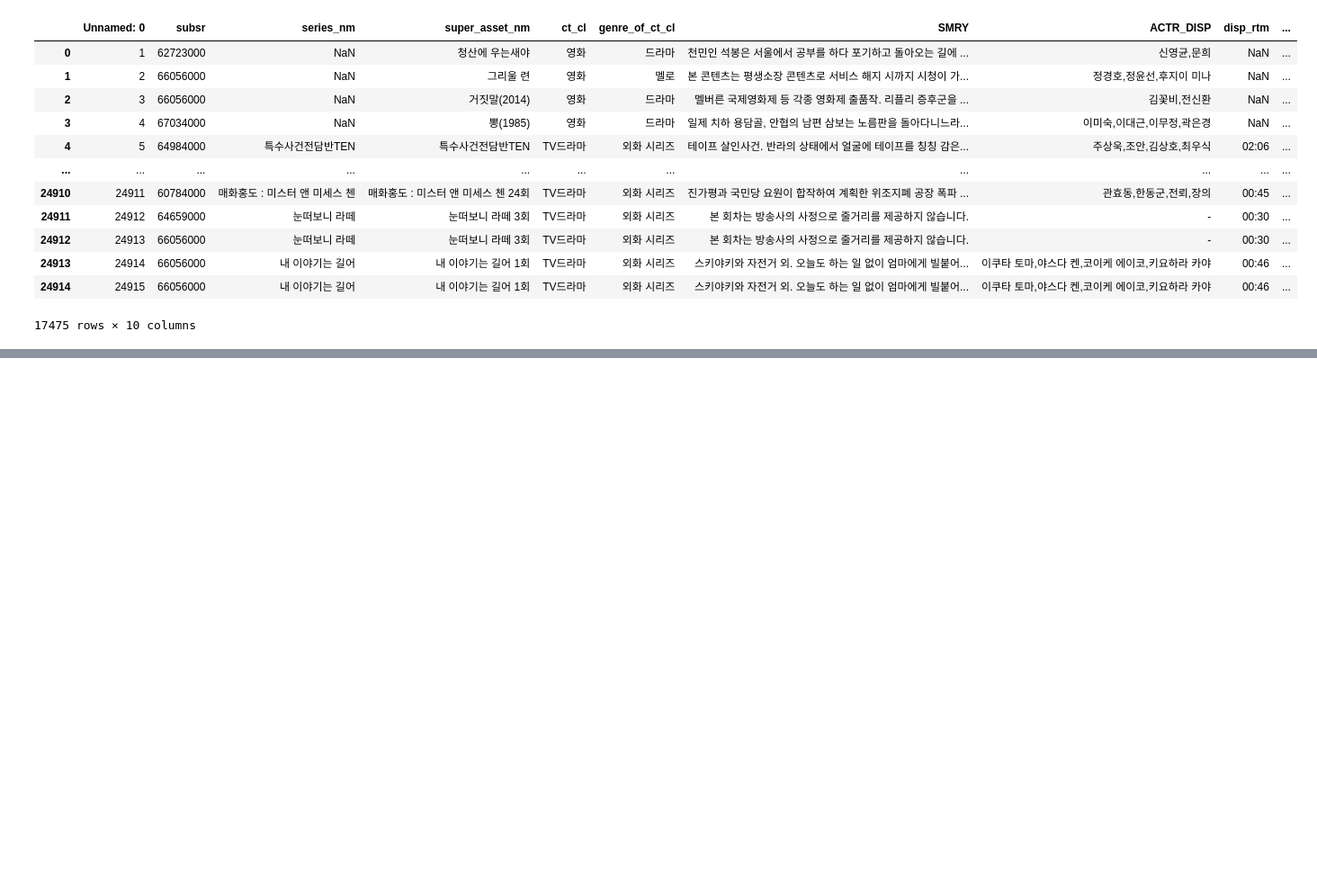
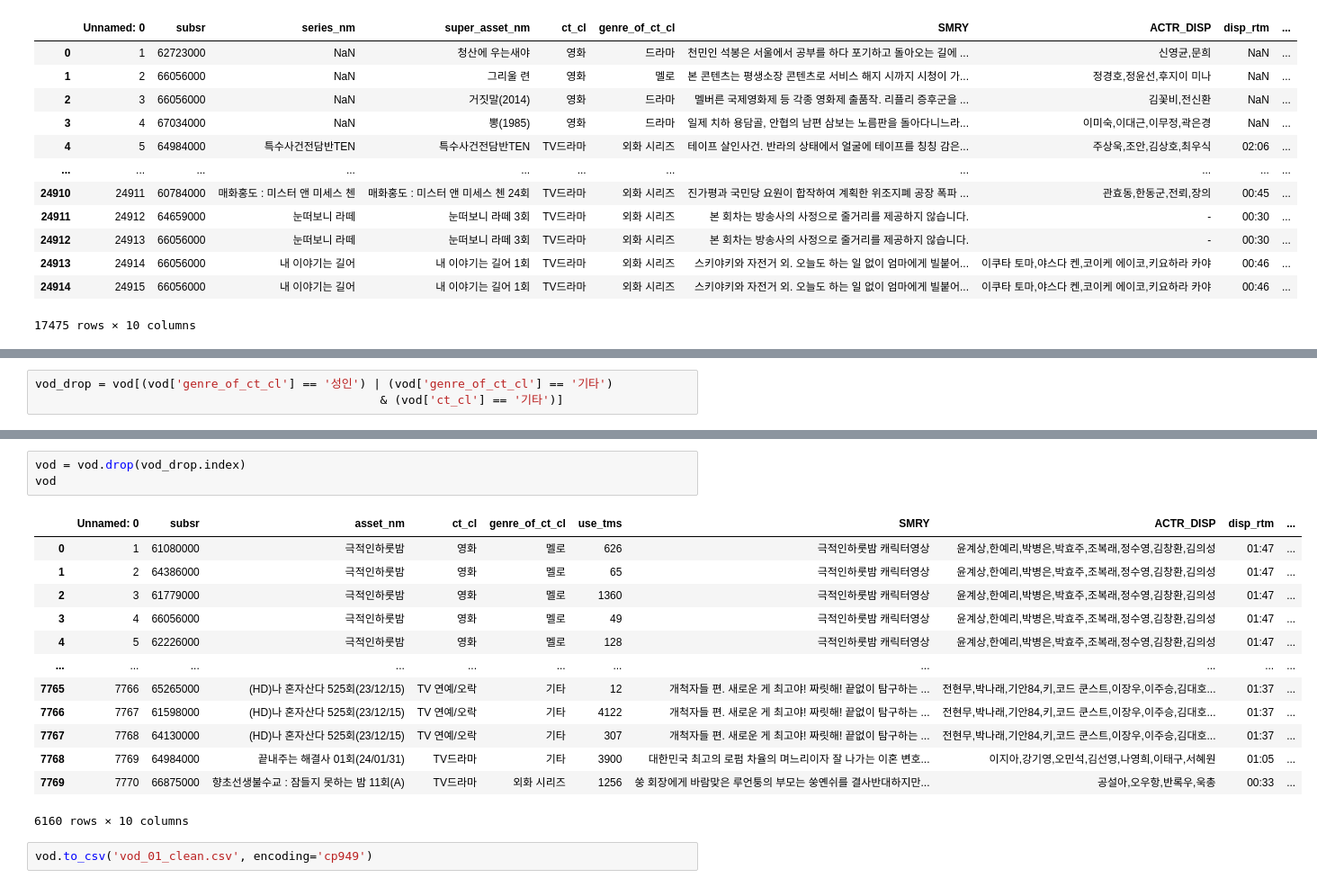
Before and after one commit to YachaeMoon/LG_HelloVision_VOD, a Jupyter notebook: 2. 데이터 전처리/2-1. 데이터 성인물 전처리.ipynb, the cells around one changed output, grey strips where cells are left out. Shown at 90% size. Saved outputs shown, nothing was run; the diff lists cells and outputs as text; blank space fills up the shorter version.

```diff
--- a/2. 데이터 전처리/2. 데이터 전처리.ipynb
+++ b/2. 데이터 전처리/2-1. 데이터 성인물 전처리.ipynb
@@ -63,0 +88,3 @@ contents.to_csv('contents_20240301_clean.csv', encoding='cp949')
+# %%
+vod_drop = vod[(vod['genre_of_ct_cl'] == '성인') | (vod['genre_of_ct_cl'] == '기타')
+                                                 & (vod['ct_cl'] == '기타')]
@@ -63,0 +107,19 @@ contents.to_csv('contents_20240301_clean.csv', encoding='cp949')
+# %%
+vod = vod.drop(vod_drop.index)
+vod
+# %% [output]
+|  | Unnamed: 0 | subsr | asset_nm | ct_cl | genre_of_ct_cl | use_tms | SMRY | ACTR_DISP | disp_rtm | ... |
+| 0 | 1 | 61080000 | 극적인하룻밤 | 영화 | 멜로 | 626 | 극적인하룻밤 캐릭터영상 | 윤계상,한예리,박병은,박효주,조복래,정수영,김창환,김의성 | 01:47 | ... |
+| 1 | 2 | 64386000 | 극적인하룻밤 | 영화 | 멜로 | 65 | 극적인하룻밤 캐릭터영상 | 윤계상,한예리,박병은,박효주,조복래,정수영,김창환,김의성 | 01:47 | ... |
+| 2 | 3 | 61779000 | 극적인하룻밤 | 영화 | 멜로 | 1360 | 극적인하룻밤 캐릭터영상 | 윤계상,한예리,박병은,박효주,조복래,정수영,김창환,김의성 | 01:47 | ... |
+| 3 | 4 | 66056000 | 극적인하룻밤 | 영화 | 멜로 | 49 | 극적인하룻밤 캐릭터영상 | 윤계상,한예리,박병은,박효주,조복래,정수영,김창환,김의성 | 01:47 | ... |
+| 4 | 5 | 62226000 | 극적인하룻밤 | 영화 | 멜로 | 128 | 극적인하룻밤 캐릭터영상 | 윤계상,한예리,박병은,박효주,조복래,정수영,김창환,김의성 | 01:47 | ... |
+| ... | ... | ... | ... | ... | ... | ... | ... | ... | ... | ... |
+| 7765 | 7766 | 65265000 | (HD)나 혼자산다 525회(23/12/15) | TV 연예/오락 | 기타 | 12 | 개척자들 편. 새로운 게 최고야! 짜릿해! 끝없이 탐구하는 ... | 전현무,박나래,기안84,키,코드 쿤스트,이장우,이주승,김대호... | 01:37 | ... |
+| 7766 | 7767 | 61598000 | (HD)나 혼자산다 525회(23/12/15) | TV 연예/오락 | 기타 | 4122 | 개척자들 편. 새로운 게 최고야! 짜릿해! 끝없이 탐구하는 ... | 전현무,박나래,기안84,키,코드 쿤스트,이장우,이주승,김대호... | 01:37 | ... |
+| 7767 | 7768 | 64130000 | (HD)나 혼자산다 525회(23/12/15) | TV 연예/오락 | 기타 | 307 | 개척자들 편. 새로운 게 최고야! 짜릿해! 끝없이 탐구하는 ... | 전현무,박나래,기안84,키,코드 쿤스트,이장우,이주승,김대호... | 01:37 | ... |
+| 7768 | 7769 | 64984000 | 끝내주는 해결사 01회(24/01/31) | TV드라마 | 기타 | 3900 | 대한민국 최고의 로펌 차율의 며느리이자 잘 나가는 이혼 변호... | 이지아,강기영,오민석,김선영,나영희,이태구,서혜원 | 01:05 | ... |
+| 7769 | 7770 | 66875000 | 향초선생불수교 : 잠들지 못하는 밤 11회(A) | TV드라마 | 외화 시리즈 | 1256 | 쑹 회장에게 바람맞은 루언퉁의 부모는 쑹옌쉬를 결사반대하지만... | 공설아,오우항,반록우,욱총 | 00:33 | ... |
+6160 rows × 10 columns
+# %%
+vod.to_csv('vod_01_clean.csv', encoding='cp949')
```
Also changed, not shown: parts of 4 cells of this notebook, 13 other files.
